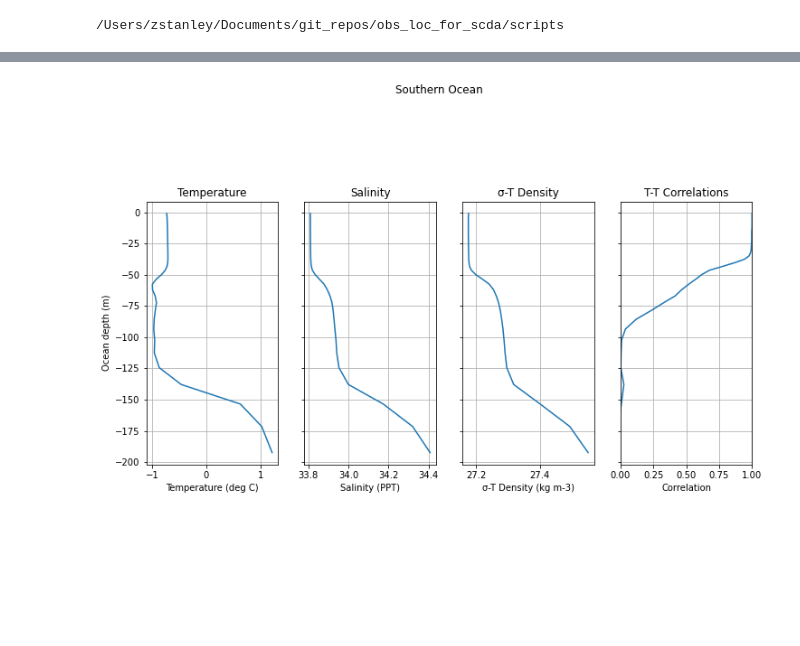
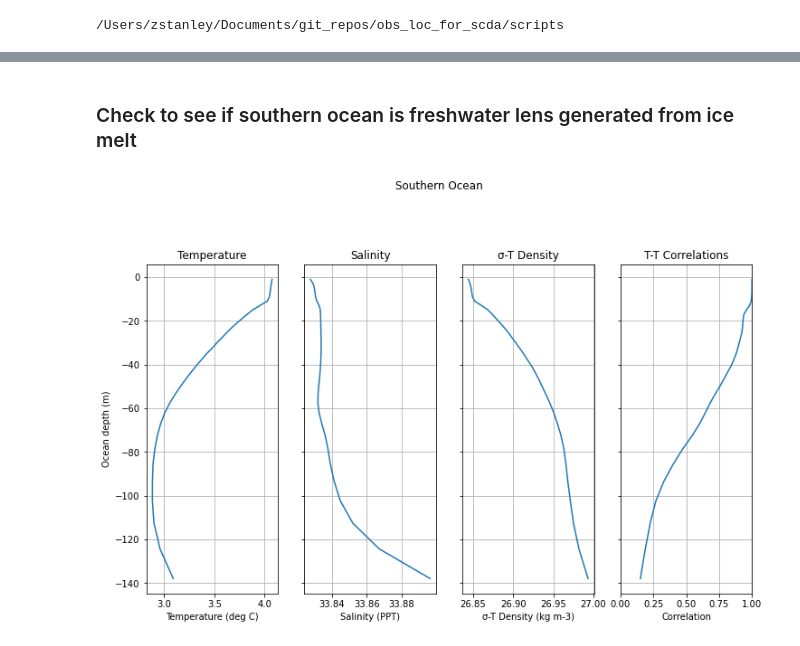
Before and after one commit to NOAA-PSL/obs_loc_for_scda, a Jupyter notebook: notebooks/vertical_columns.ipynb, the cells around one changed output, grey strips where cells are left out. Drawn from its saved outputs; the diff is of its cells as text; code cells hidden in the pictures; blank space fills up the shorter version.

```diff
--- a/notebooks/vertical_columns.ipynb
+++ b/notebooks/vertical_columns.ipynb
@@ -155,0 +145,11 @@ plt.show()
+# %%
+## Get indices
+# atmosphere
+num_atm_levs = len(south_pacific['atm_lev'])
+indt2m = num_atm_levs - 1
+ind100hPa = np.argmin(np.abs(sp_corr['atm_p'].values-100))
+# ocean
+ind0m = num_atm_levs
+ind150m_ocn = np.argmin(np.abs(sp_corr['ocn_lev'].values-150))
+ind150m = ind0m + ind150m_ocn
+num_ocn_levs = len(south_pacific['ocn_lev'])
@@ -409,0 +534,14 @@ np_cov = np.load(my_data_dir +'/north_pacific_cov.npy')
+# %%
+## Find perturbations in each column
+def find_temp_perturbations(ds):
+    ds['atm_T_pert'] = ds['atm_T'] - ds['atm_T'].mean('ens_mem')
+    ds['ocn_Temp_pert'] = ds['ocn_Temp'] - ds['ocn_Temp'].mean('ens_mem')
+    return ds
+
+
+# Do for each location
+south_pacific = find_temp_perturbations(south_pacific)
+southern_ocean = find_temp_perturbations(southern_ocean)
+indian_ocean =  find_temp_perturbations(indian_ocean)
+tropical_pacific = find_temp_perturbations(tropical_pacific)
+north_pacific = find_temp_perturbations(north_pacific)
@@ -755,47 +891,51 @@ plt.show()
+# %% [markdown]
+### Check to see if southern ocean is freshwater lens generated from ice melt
+# %%
+so_lat = southern_ocean['lat'].median()
+so_lon = southern_ocean['lon'].median()
 # %%
 ## Check to see if southern ocean is freshwater lens generated from ice melt
 ## that creates a shallow barrier layer on the surface which makes the ocean more responsive
 ## to atm perts
-so_salt_mean = southern_ocean['ocn_Salt'].sel(lon=45.5, lat=-59.5).mean(['ens_mem'])
-so_temp_mean = southern_ocean['ocn_Temp'].sel(lon=45.5, lat=-59.5).mean(['ens_mem'])
+so_salt_mean = southern_ocean['ocn_Salt'].sel(lon=so_lon, lat=so_lat).mean(['ens_mem'])
+so_temp_mean = southern_ocean['ocn_Temp'].sel(lon=so_lon, lat=so_lat).mean(['ens_mem'])
 southern_ocean['ocn_Dens'] = dens_wright_eos(southern_ocean['ocn_Temp'], southern_ocean['ocn_Salt'], 0)
-so_dens_mean = southern_ocean['ocn_Dens'].sel(lon=45.5, lat=-59.5).mean(['ens_mem'])
+so_dens_mean = southern_ocean['ocn_Dens'].sel(lon=so_lon, lat=so_lat).mean(['ens_mem'])
 # %%
 ## Create subplots
 fig, axs = plt.subplots(ncols=4, sharey=True)
 
 # Plot ocn states
-ind150m =  37
-axs[0].plot(so_temp_mean[:ind150m], -1 * sp_corr['ocn_lev'][:ind150m])
-axs[1].plot(so_salt_mean[:ind150m], -1 * so_corr['ocn_lev'][:ind150m])
-axs[2].plot(so_dens_mean[:ind150m]-1000, -1 * so_corr['ocn_lev'][:ind150m])
-axs[3].plot(so_corr['sst_ocn_T'][:ind150m], -1 * io_corr['ocn_lev'][:ind150m])
+axs[0].plot(so_temp_mean[:ind150m_ocn], -1 * sp_corr['ocn_lev'][:ind150m_ocn])
+axs[1].plot(so_salt_mean[:ind150m_ocn], -1 * so_corr['ocn_lev'][:ind150m_ocn])
+axs[2].plot(so_dens_mean[:ind150m_ocn]-1000, -1 * so_corr['ocn_lev'][:ind150m_ocn])
+axs[3].plot(so_corr['sst_ocn_T'][:ind150m_ocn], -1 * io_corr['ocn_lev'][:ind150m_ocn])
 
 
 # Set titles
 axs[0].set_title('Temperature')
 axs[1].set_title('Salinity')
 axs[2].set_title('\u03C3-T Density')
 axs[3].set_title('T-T Correlations')
 
 
 # Adjust and label axes
 axs[0].set_ylabel('Ocean depth (m)')
 axs[0].set_xlabel('Temperature (deg C)')
 axs[1].set_xlabel('Salinity (PPT)')
 axs[2].set_xlabel('\u03C3-T Density (kg m-3)')
 axs[3].set_xlabel('Correlation')
 axs[3].set_xlim([0,1])
 fig.suptitle('Southern Ocean')
 
 # Adjust aesthetics
 plt.subplots_adjust(hspace=.0)
 for ax in axs.reshape(-1):
     ax.grid()
-    ax.set_box_aspect(2)
+    ax.set_box_aspect(2.5)
 
 plt.rcParams['figure.figsize'] = [12,8]
 plt.savefig(plot_dir+'/southern_ocean_temp_salt_dens_corr')
 plt.show()
 # %% [output]
-[figure, old version]
+[figure, new version]
```
Also changed, not shown: parts of 74 cells of this notebook, 51 other files.
